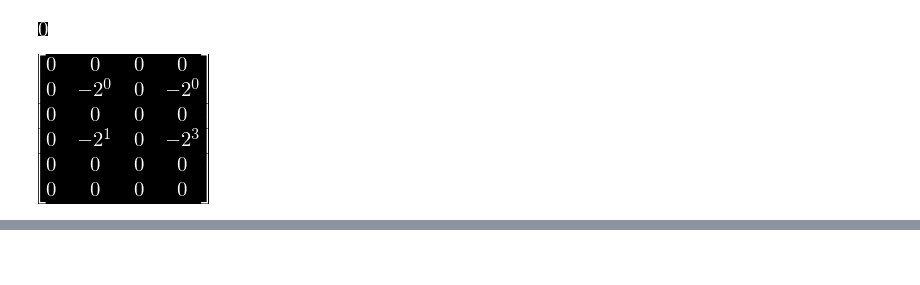
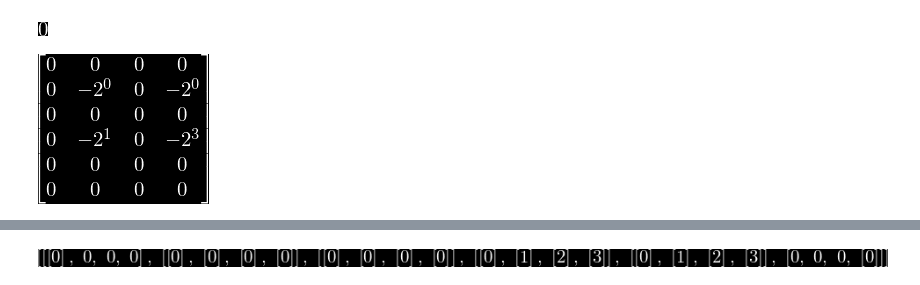
Before and after one commit to tarsioonofrio/fast-convolution-rtl, a Jupyter notebook: notebooks/blahut5.2toom-cook4x3.ipynb, the cells around one changed output, grey strips where cells are left out. Saved outputs shown, nothing was run; the diff lists cells and outputs as text; code cells hidden in the pictures; blank space fills up the shorter version.

```diff
--- a/notebooks/blahut5.2toom-cook4x3.ipynb
+++ b/notebooks/blahut5.2toom-cook4x3.ipynb
@@ -97,0 +157,4 @@ M(a_neg)
+# %%
+[[c["z"] if len(c) > 0 else 0 for c in r] for r in a_lst]
+# %% [output]
+[figure, added]
```
Also changed, not shown: parts of 11 cells of this notebook, 1 other file.
